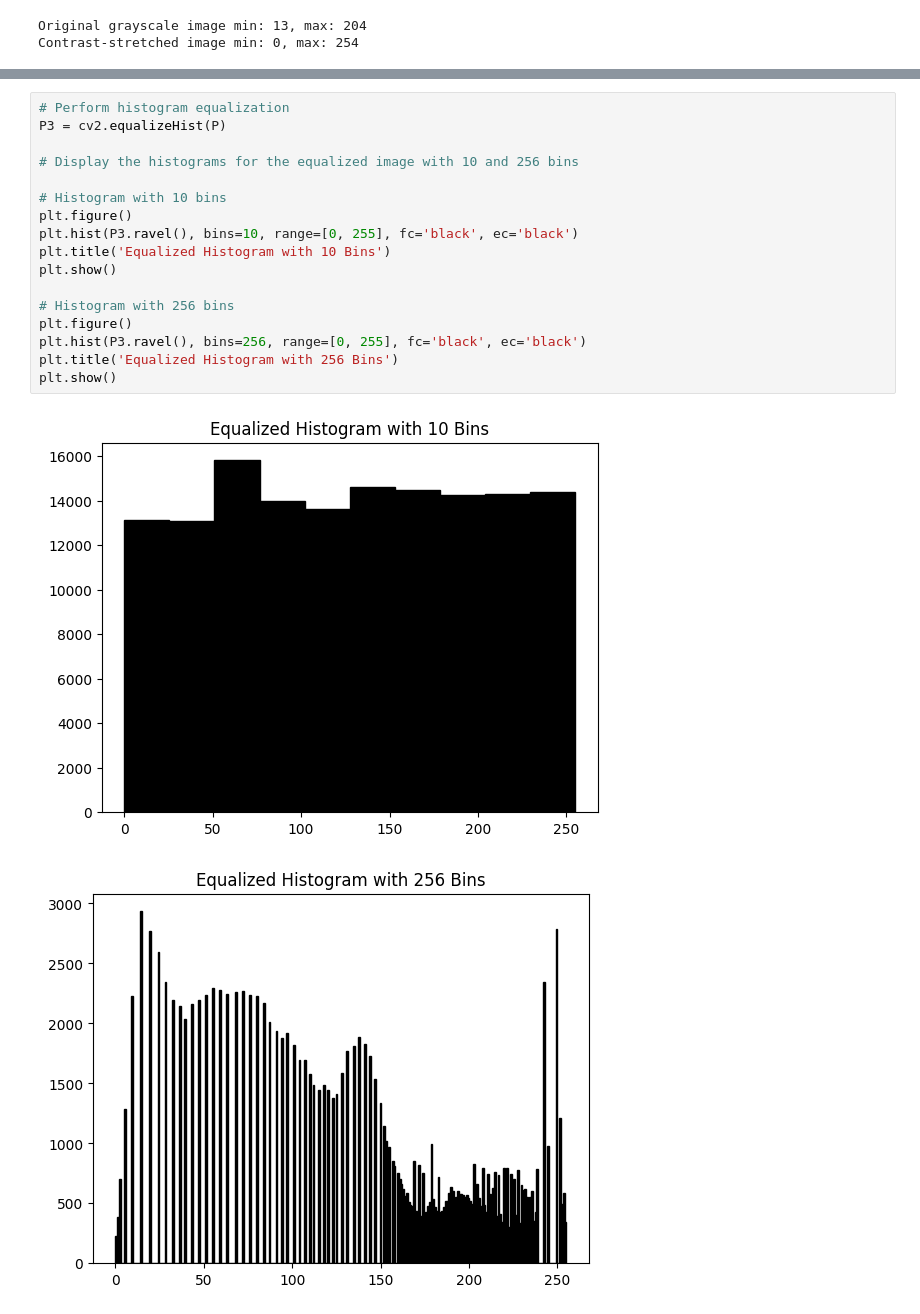
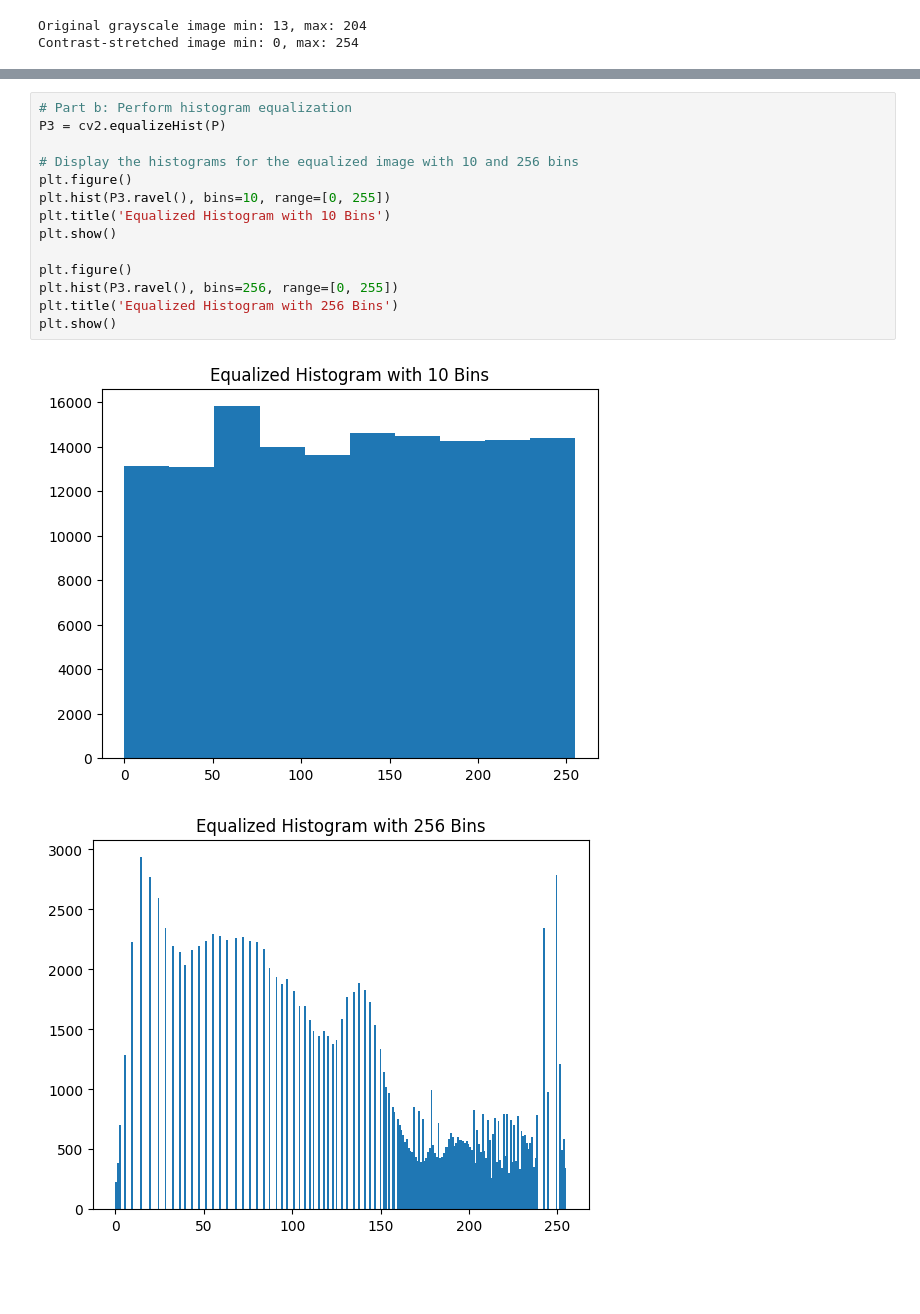
Before and after one commit to luksz/SC4061-Assignment-1, a Jupyter notebook: Lab 1.ipynb, the cells around one changed output, grey strips where cells are left out. Drawn from its saved outputs; the diff is of its cells as text; blank space fills up the shorter version.

```diff
--- a/Lab 1.ipynb
+++ b/Lab 1.ipynb
@@ -86,20 +98,17 @@ plt.show()
 # %%
-# Perform histogram equalization
+# Part b: Perform histogram equalization
 P3 = cv2.equalizeHist(P)
 
 # Display the histograms for the equalized image with 10 and 256 bins
-
-# Histogram with 10 bins
 plt.figure()
-plt.hist(P3.ravel(), bins=10, range=[0, 255], fc='black', ec='black')
+plt.hist(P3.ravel(), bins=10, range=[0, 255])
 plt.title('Equalized Histogram with 10 Bins')
 plt.show()
 
-# Histogram with 256 bins
 plt.figure()
-plt.hist(P3.ravel(), bins=256, range=[0, 255], fc='black', ec='black')
+plt.hist(P3.ravel(), bins=256, range=[0, 255])
 plt.title('Equalized Histogram with 256 Bins')
 plt.show()
 # %% [output]
-[figure, old version]
+[figure, new version]
-[figure, old version]
+[figure, new version]
```
Also changed, not shown: parts of 30 cells of this notebook.
